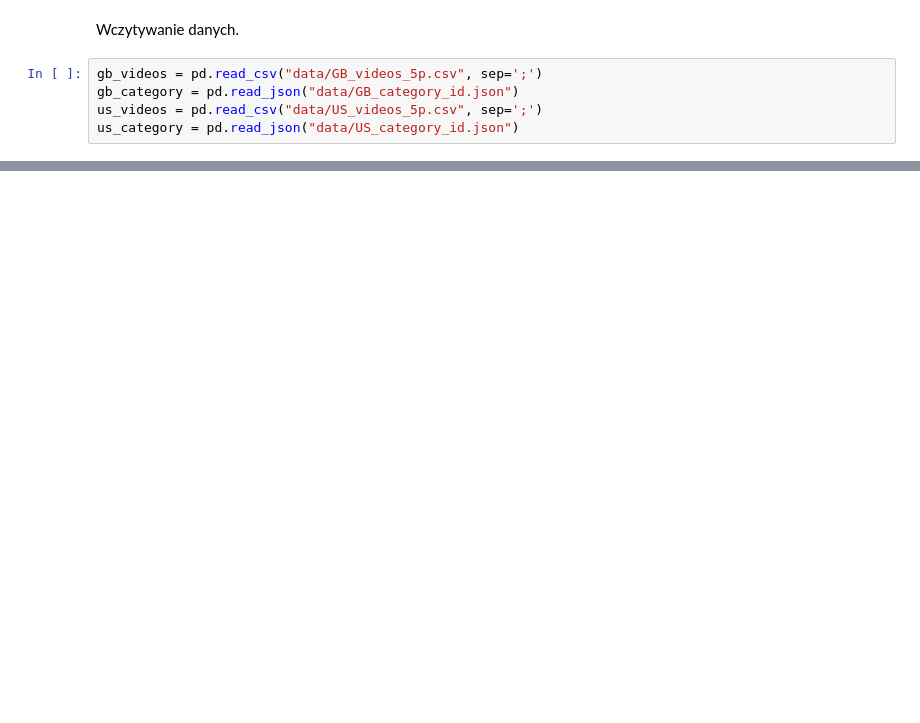
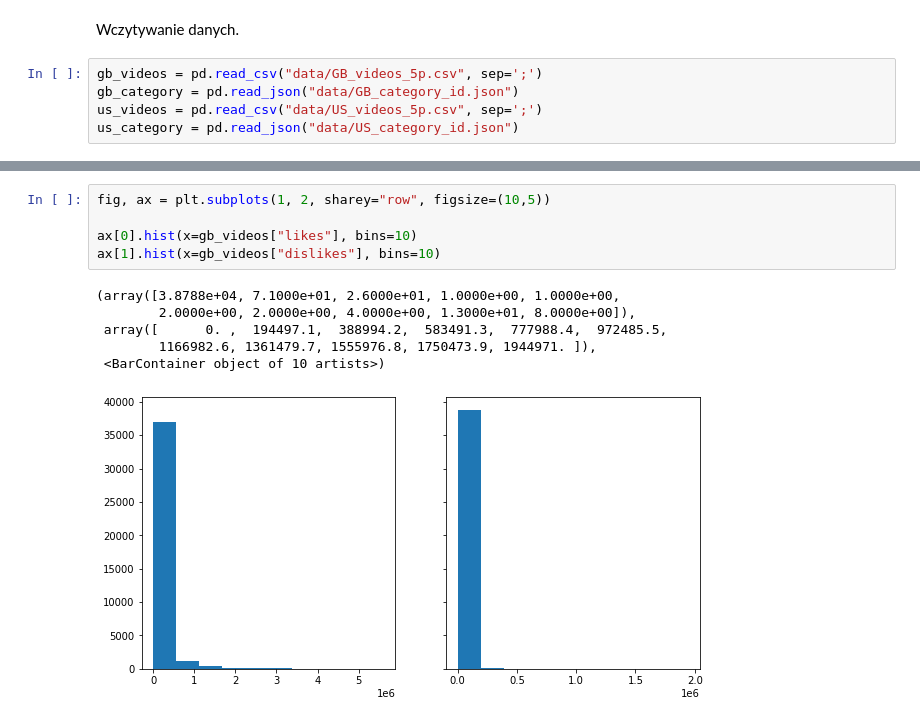
Before and after one commit to Southeaven/PED, a Jupyter notebook: ch1.ipynb, the cells around one changed output, grey strips where cells are left out. Drawn from its saved outputs; the diff is of its cells as text; blank space fills up the shorter version.

```diff
--- a/ch1.ipynb
+++ b/ch1.ipynb
@@ -22,0 +33,12 @@ gb_videos.head()
+# %%
+fig, ax = plt.subplots(1, 2, sharey="row", figsize=(10,5))
+
+ax[0].hist(x=gb_videos["likes"], bins=10)
+ax[1].hist(x=gb_videos["dislikes"], bins=10)
+# %% [output]
+(array([3.8788e+04, 7.1000e+01, 2.6000e+01, 1.0000e+00, 1.0000e+00,
+        2.0000e+00, 2.0000e+00, 4.0000e+00, 1.3000e+01, 8.0000e+00]),
+ array([      0. ,  194497.1,  388994.2,  583491.3,  777988.4,  972485.5,
+        1166982.6, 1361479.7, 1555976.8, 1750473.9, 1944971. ]),
+ <BarContainer object of 10 artists>)
+[figure, added]
```
Also changed, not shown: parts of 15 cells of this notebook.
